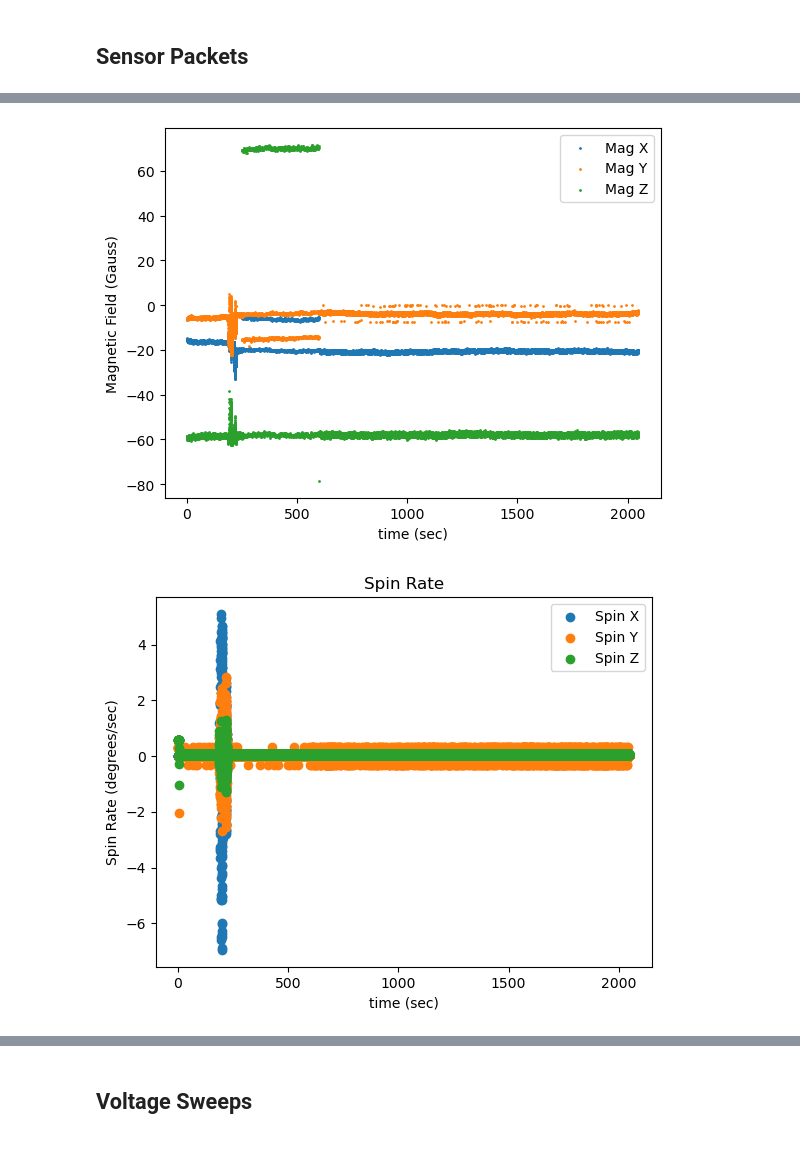
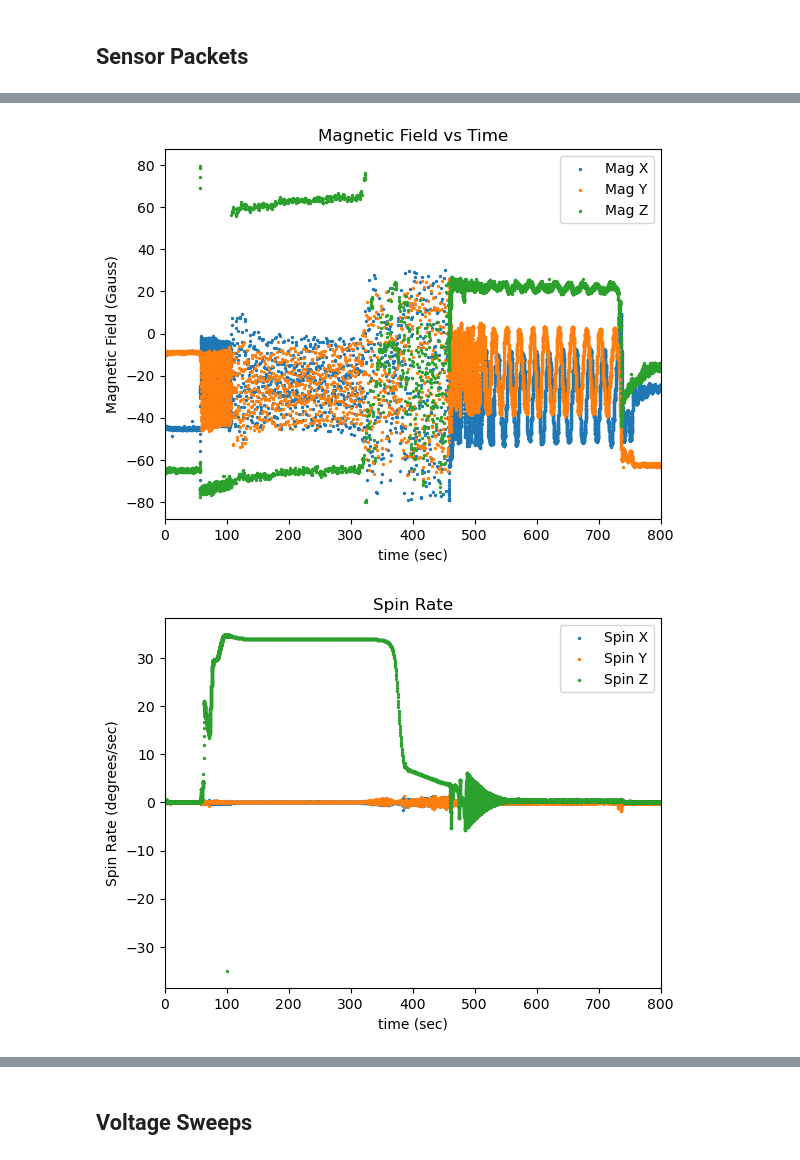
Before and after one commit to jgoodwill1/DAPPEr, a Jupyter notebook: UDIP_4_Analysis.ipynb, the cells around one changed output, grey strips where cells are left out. Drawn from its saved outputs; the diff is of its cells as text; code cells hidden in the pictures.

Commit message:
UDIP-4 Analysis Python Notebook Update

```diff
--- a/UDIP_4_Analysis.ipynb
+++ b/UDIP_4_Analysis.ipynb
@@ -15,8 +15,9 @@ from RockSat_json import *
 # %%
 year = 2024
-sourceName = 'UDIP115.dat'
+sourceName = 'UDIP123.dat'
 #packets = import_data(f'../{year}/{year}_packet.json')
-packets = import_data(f'{year}_packet_FMS_1.json')
+#packets = import_data(f'{year}_packet_FMS_1.json')
+packets = import_data('UDIP_4.json')
 # %%
 print(sourceName)
 print()
@@ -110,7 +111,7 @@ print(Sensor)
 # %%
 sensor = packets['packets']['Sensor']
 print(len(sensor))
-for i in range(0, len(sensor)):
-    accel = sensor[f'{i}']['Acceleration']
-    print(f'acceleration {i}: {accel}')
+# for i in range(0, len(sensor)):
+#     accel = sensor[f'{i}']['Acceleration']
+#     print(f'acceleration {i}: {accel}')
 # %% [output]
@@ -154,7 +130,8 @@ accRawZ = []
 
 time = []
 
-for i in range (0, len(sensor)):
+#for i in range (0, len(sensor)):
+for i in range (0, 15000):
     accX.append(sensor[f'{i}']['Acceleration'][0])
     accRawX.append(sensor[f'{i}']['Acceleration'][0] * 95.43)
 
@@ -165,13 +142,3 @@ for i in range (0, len(sensor)):
     accRawZ.append(sensor[f'{i}']['Acceleration'][2] * 95.43)
 
     time.append(sensor[f'{i}']['Start'] / 1000)
-
-num = np.linspace(1,len(sensor),len(sensor))
-
-plt.scatter(time, accX, label = 'Accl X')
-plt.scatter(time, accY, label = 'Accl Y')
-plt.scatter(time, accZ, label = 'Accl Z')
-plt.ylabel('Acceleration (m/s^2)')
-plt.xlabel('time (sec)')
-plt.legend()
-plt.show()
@@ -181,39 +161,40 @@ plt.show()
 sensor = packets['packets']['Sensor']
 
 magX = []
 magY = []
 magZ = []
 
 magRawX = []
 magRawY = []
 magRawZ = []
 
 time = []
 
-for i in range (0, len(sensor)):
+for i in range (0, 15000):
     magX.append(sensor[f'{i}']['Magnetic Field'][0])
     magRawX.append(sensor[f'{i}']['Magnetic Field'][0] * 409.6)
 
     magY.append(sensor[f'{i}']['Magnetic Field'][1])
     magRawY.append(sensor[f'{i}']['Magnetic Field'][1] * 409.6)
 
     magZ.append(sensor[f'{i}']['Magnetic Field'][2])
     magRawZ.append(sensor[f'{i}']['Magnetic Field'][2] * 409.6)
 
 
     time.append(sensor[f'{i}']['Start'] / 1000)
 
-num = np.linspace(1,len(sensor),len(sensor))
 
-plt.scatter(time, magX, label = 'Mag X', s=1)
-plt.scatter(time, magY, label = 'Mag Y', s=1)
-plt.scatter(time, magZ, label = 'Mag Z', s=1)
+plt.scatter(time, magX, label = 'Mag X', s=2)
+plt.scatter(time, magY, label = 'Mag Y', s=2)
+plt.scatter(time, magZ, label = 'Mag Z', s=2)
+plt.title('Magnetic Field vs Time')
 plt.ylabel('Magnetic Field (Gauss)')
 plt.xlabel('time (sec)')
+plt.xlim(0,800)
 plt.legend()
 plt.show()
 # %% [output]
-[figure, old version]
+[figure, new version]
 # %%
 sensor = packets['packets']['Sensor']
 
@@ -227,7 +208,7 @@ spinZRaw = []
 
 time = []
 
-for i in range (0, len(sensor)):
+for i in range (0, 15000):
     spinX.append(sensor[f'{i}']['Spin Rate'][0])
     spinXRaw.append(sensor[f'{i}']['Spin Rate'][0] * 936.25)
 
@@ -239,15 +220,15 @@ for i in range (0, len(sensor)):
 
     time.append(sensor[f'{i}']['Start'] / 1000)
 
-num = np.linspace(1,len(sensor),len(sensor))
 
-plt.scatter(time, spinX, label = 'Spin X')
-plt.scatter(time, spinY, label = 'Spin Y')
-plt.scatter(time, spinZ, label = 'Spin Z')
+plt.scatter(time, spinX, label = 'Spin X', s=2)
+plt.scatter(time, spinY, label = 'Spin Y', s=2)
+plt.scatter(time, spinZ, label = 'Spin Z', s=2)
 plt.title('Spin Rate')
 plt.ylabel('Spin Rate (degrees/sec)')
 plt.xlabel('time (sec)')
+plt.xlim(0,800)
 plt.legend()
 plt.show()
 # %% [output]
-[figure, old version]
+[figure, new version]
```
Also changed, not shown: parts of 13 cells of this notebook, 1 other file.
